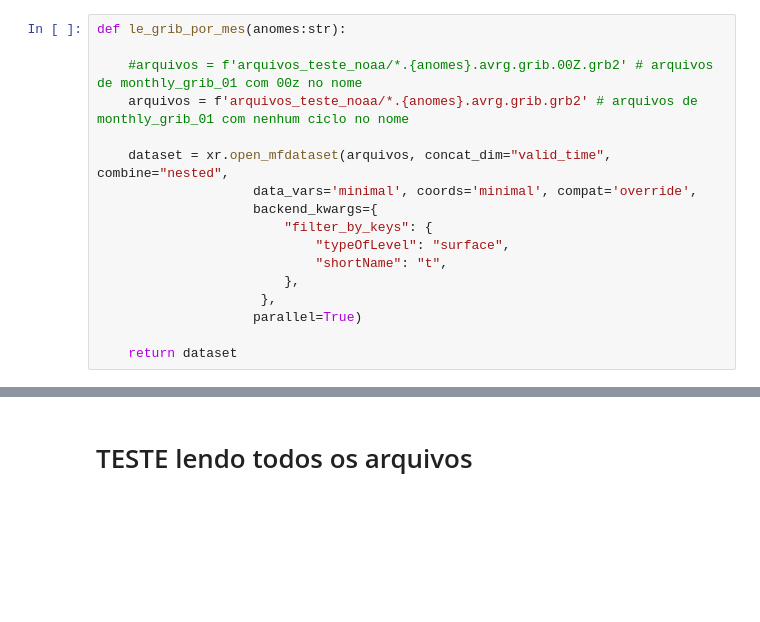
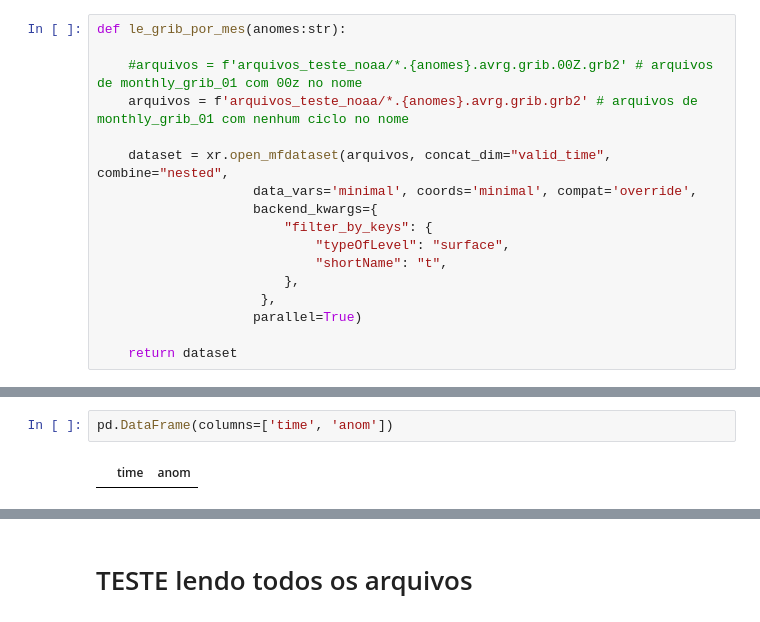
Before and after one commit to Ramonmurilo/cfs_plot_nino, a Jupyter notebook: teste_plot.ipynb, the cells around one changed output, grey strips where cells are left out. Saved outputs shown, nothing was run; the diff lists cells and outputs as text; blank space fills up the shorter version.

```diff
--- a/teste_plot.ipynb
+++ b/teste_plot.ipynb
@@ -156,3 +116,7 @@ plt.legend(loc='center', fontsize=20, ncols=4, bbox_to_anchor=(0.5, -0.4))
+# %%
+pd.DataFrame(columns=['time', 'anom'])
+# %% [output]
+|  | time | anom |
 # %%
 inicio = pendulum.datetime(2022,10,1)
 fim = pendulum.datetime(2023, 6, 1)
```
Also changed, not shown: parts of 13 cells of this notebook, 5 other files.
